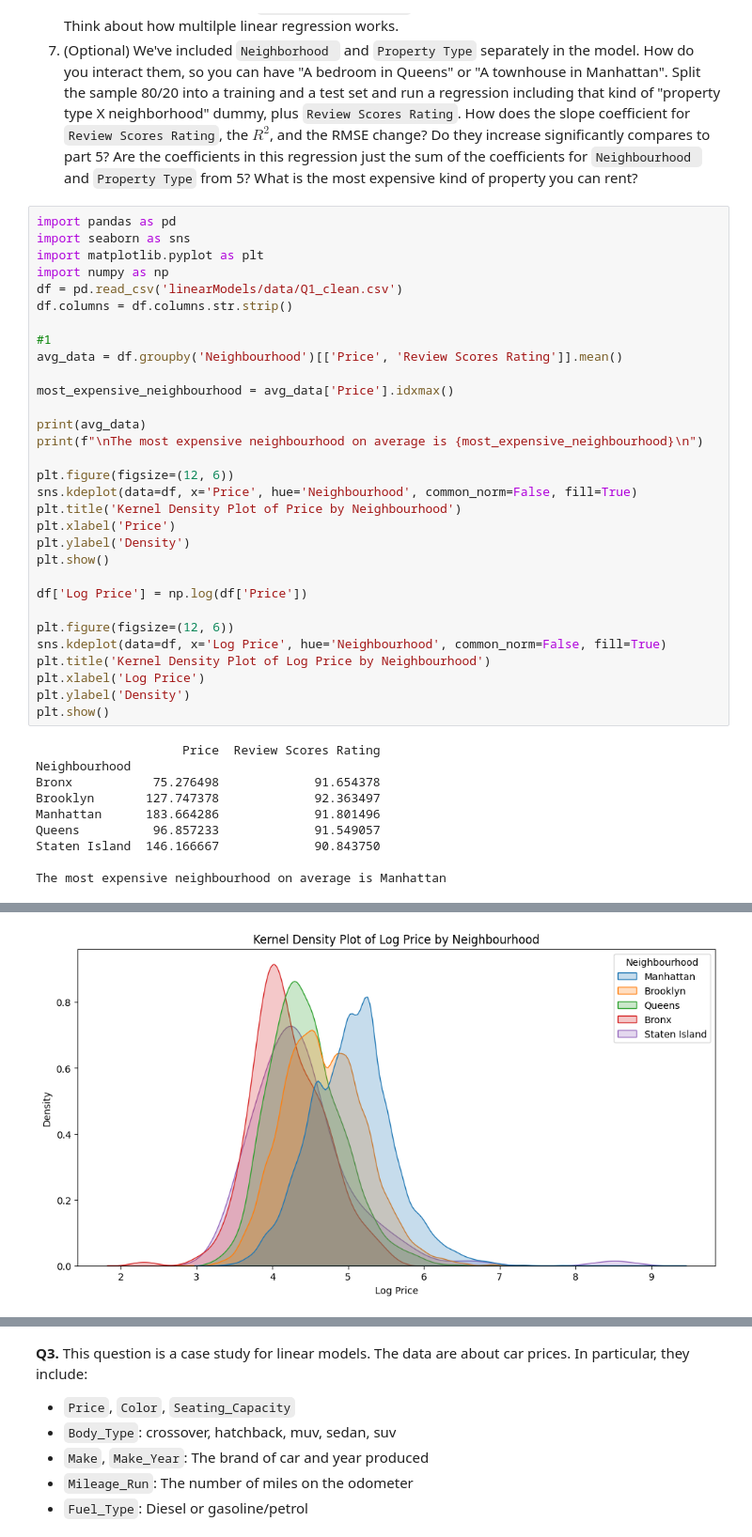
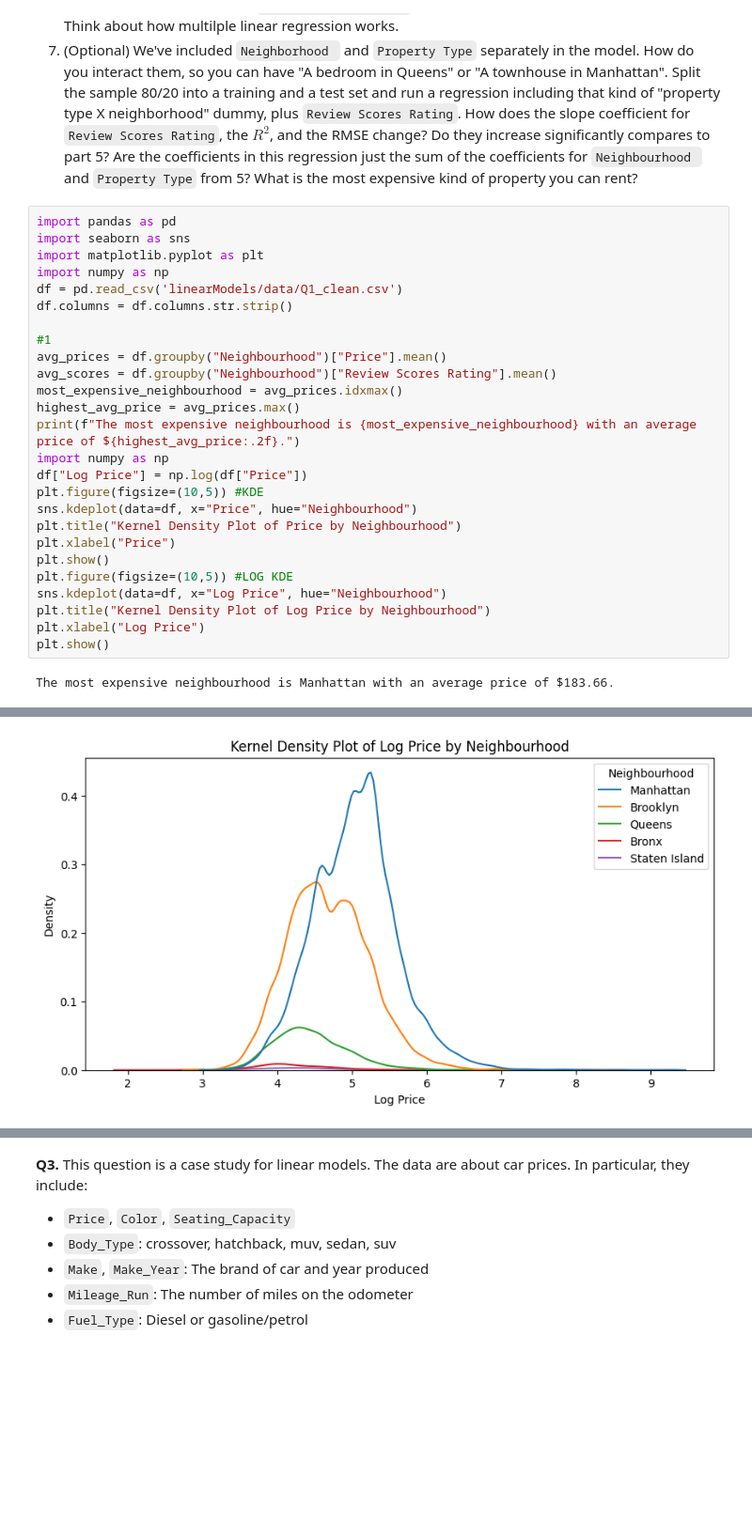
Before and after one commit to sutherlandn/linearModels, a Jupyter notebook: assignment/assignment.ipynb, the cells around one changed output, grey strips where cells are left out. Shown at 94% size. Drawn from its saved outputs; the diff is of its cells as text; blank space fills up the shorter version.

```diff
--- a/assignment/assignment.ipynb
+++ b/assignment/assignment.ipynb
@@ -67,35 +67,22 @@ df = pd.read_csv('linearModels/data/Q1_clean.csv')
 df.columns = df.columns.str.strip()
 
 #1
-avg_data = df.groupby('Neighbourhood')[['Price', 'Review Scores Rating']].mean()
-
-most_expensive_neighbourhood = avg_data['Price'].idxmax()
-
-print(avg_data)
-print(f"\nThe most expensive neighbourhood on average is {most_expensive_neighbourhood}\n")
-
-plt.figure(figsize=(12, 6))
-sns.kdeplot(data=df, x='Price', hue='Neighbourhood', common_norm=False, fill=True)
-plt.title('Kernel Density Plot of Price by Neighbourhood')
-plt.xlabel('Price')
-plt.ylabel('Density')
+avg_prices = df.groupby("Neighbourhood")["Price"].mean()
+avg_scores = df.groupby("Neighbourhood")["Review Scores Rating"].mean()
+most_expensive_neighbourhood = avg_prices.idxmax()
+highest_avg_price = avg_prices.max()
+print(f"The most expensive neighbourhood is {most_expensive_neighbourhood} with an average price of ${highest_avg_price:.2f}.")
+import numpy as np
+df["Log Price"] = np.log(df["Price"])
+plt.figure(figsize=(10,5)) #KDE
+sns.kdeplot(data=df, x="Price", hue="Neighbourhood")
+plt.title("Kernel Density Plot of Price by Neighbourhood")
+plt.xlabel("Price")
 plt.show()
-
-df['Log Price'] = np.log(df['Price'])
-
-plt.figure(figsize=(12, 6))
-sns.kdeplot(data=df, x='Log Price', hue='Neighbourhood', common_norm=False, fill=True)
-plt.title('Kernel Density Plot of Log Price by Neighbourhood')
-plt.xlabel('Log Price')
-plt.ylabel('Density')
+plt.figure(figsize=(10,5)) #LOG KDE
+sns.kdeplot(data=df, x="Log Price", hue="Neighbourhood")
+plt.title("Kernel Density Plot of Log Price by Neighbourhood")
+plt.xlabel("Log Price")
 plt.show()
 # %% [output]
-                    Price  Review Scores Rating
-Neighbourhood
-Bronx           75.276498             91.654378
-Brooklyn       127.747378             92.363497
-Manhattan      183.664286             91.801496
-Queens          96.857233             91.549057
-Staten Island  146.166667             90.843750
-
-The most expensive neighbourhood on average is Manhattan
+The most expensive neighbourhood is Manhattan with an average price of $183.66.
@@ -103,4 +90,4 @@ The most expensive neighbourhood on average is Manhattan
-[figure, old version]
+[figure, new version]
 # %%
 #2
 from sklearn.linear_model import LinearRegression
```
Also changed, not shown: parts of 6 cells of this notebook.
